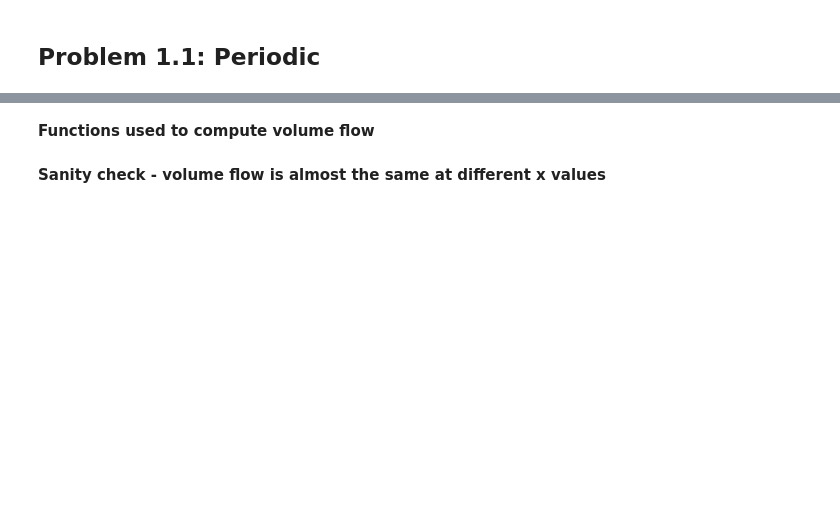
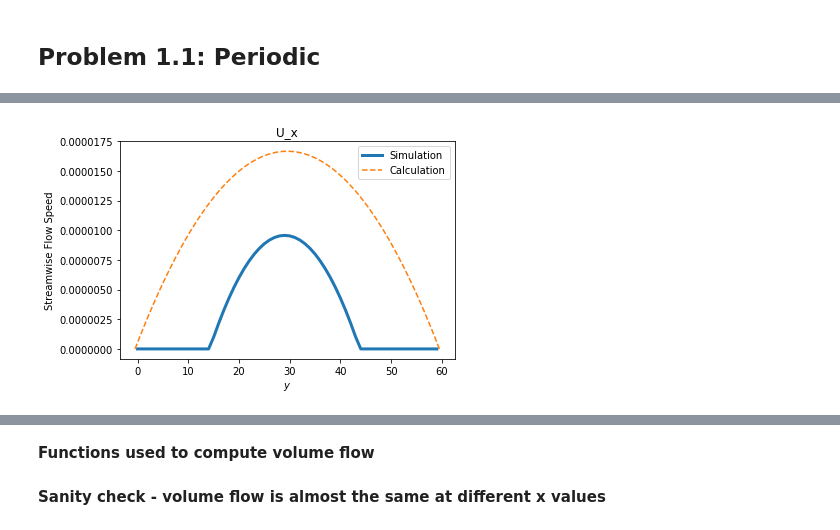
Before and after one commit to iacs-ac290r-2019/homework, a Jupyter notebook: hw2/lbm_7/viz.ipynb, the cells around one changed output, grey strips where cells are left out. Cells and saved outputs as stored; diff of their text form; code cells hidden in the pictures; blank space fills up the shorter version.

```diff
--- a/hw2/lbm_7/viz.ipynb
+++ b/hw2/lbm_7/viz.ipynb
@@ -116,0 +119,25 @@ plt.show()
+# %%
+y = np.arange(0,61,1)
+Re = 0.01
+tau = 0.8
+nu = (2*tau-1)/6
+rho = 1
+mu = rho*nu
+nx = 200
+ny = 60
+umax = Re*nu/ny
+forcetype = 8*mu*umax/ny/ny
+
+ux_cal = forcetype/(2*mu)*y*(60-y)
+
+ux=load_file(outdir_pbc, 99)[1]
+plt.plot(np.arange(0,ny,1),ux[:,int(nx/2)],linewidth=3,label='Simulation')
+
+plt.plot(y-0.5,ux_cal,'--',label='Calculation')
+plt.legend()
+plt.title('U_x')
+plt.xlabel(r'$y$')
+plt.ylabel('Streamwise Flow Speed')
+plt.show()
+# %% [output]
+[figure, added]
```
Also changed, not shown: parts of 16 cells of this notebook.
